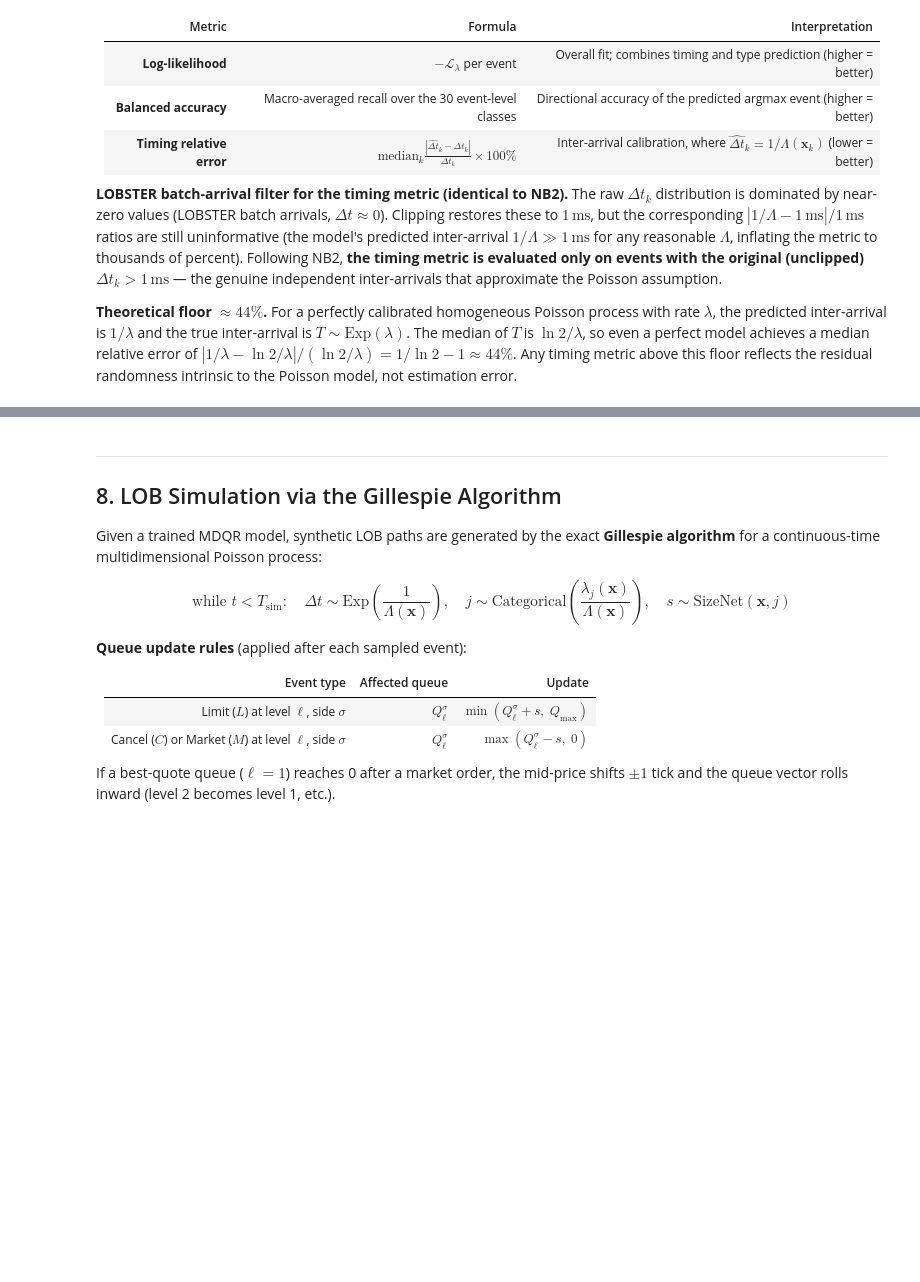
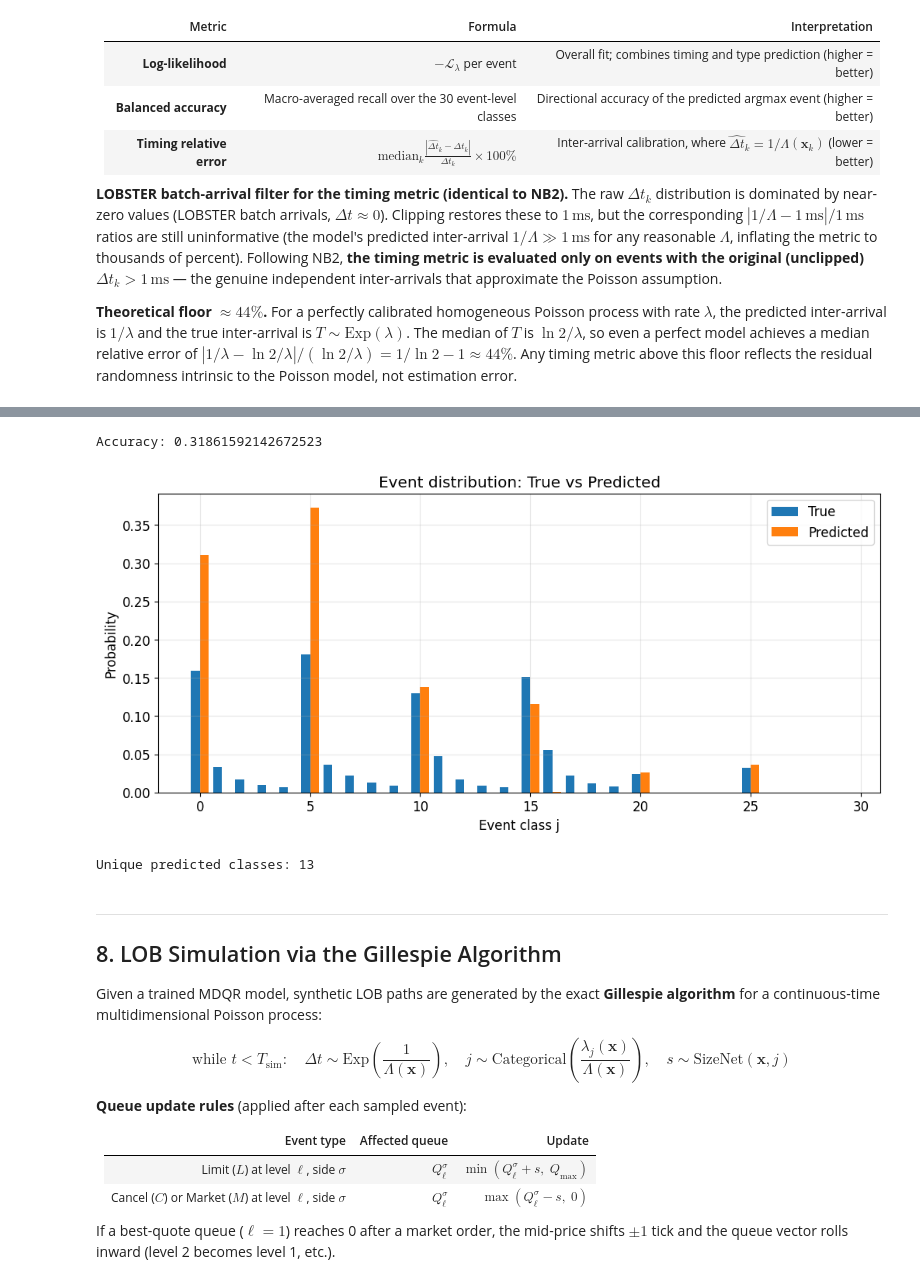
Before and after one commit to archer-paul/DeepQR-Microstructure, a Jupyter notebook: 03_mdqr_model_rebectest.ipynb, the cells around one changed output, grey strips where cells are left out. Saved outputs shown, nothing was run; the diff lists cells and outputs as text; code cells hidden in the pictures; blank space fills up the shorter version.

```diff
--- a/03_mdqr_model_rebectest.ipynb
+++ b/03_mdqr_model_rebectest.ipynb
@@ -1116,0 +1053,17 @@ DIAGNOSTIC — Section 7 (evaluation)
+# %%
+# Helpers
+def to_tensors(ds, device):
+    x_cont = torch.as_tensor(ds["x_cont"], dtype=torch.float32, device=device)
+    x_hour = torch.as_tensor(ds["x_hour"], dtype=torch.long, device=device)
+    x_last = torch.as_tensor(ds["x_last"], dtype=torch.long, device=device)
+    return x_cont, x_hour, x_last
+
+def batched_forward(model, *inputs, batch_size=1024):
+    model.eval()
+    outs = []
+    n = inputs[0].shape[0]
+    with torch.no_grad():
+        for i in range(0, n, batch_size):
+            batch_inputs = [x[i:i+batch_size] for x in inputs]
+            outs.append(model(*batch_inputs).detach().cpu())
+    return torch.cat(outs, dim=0)
@@ -1117,3 +1171,45 @@ DIAGNOSTIC — Section 7 (evaluation)
+# %%
+print("Accuracy:", df_mdqr["correct_event"].mean())
+# %% [output]
+Accuracy: 0.31861592142672523
+# %%
+def plot_event_distribution(mdqr_out, ds, K):
+    pred = mdqr_out["pred_j"]
+    true = np.array(ds["event_j"])
+
+    n_classes = 3 * 2 * K
+
+    # Comptage
+    true_counts = np.bincount(true, minlength=n_classes)
+    pred_counts = np.bincount(pred, minlength=n_classes)
+
+    # Normalisation
+    true_dist = true_counts / true_counts.sum()
+    pred_dist = pred_counts / pred_counts.sum()
+
+    x = np.arange(n_classes)
+
+    plt.figure(figsize=(12,5))
+
+    width = 0.4
+    plt.bar(x - width/2, true_dist, width=width, label="True")
+    plt.bar(x + width/2, pred_dist, width=width, label="Predicted")
+
+    plt.xlabel("Event class j")
+    plt.ylabel("Probability")
+    plt.yscale("linear")
+    plt.title("Event distribution: True vs Predicted")
+    plt.legend()
+
+    plt.show()
+
+plot_event_distribution(mdqr_out, ds_train, K)
+# %% [output]
+[figure, added]
+# %%
+print("Unique predicted classes:", np.unique(mdqr_out["pred_j"]).shape[0])
+# %% [output]
+Unique predicted classes: 13
 # %% [markdown]
 ---
 ## 8. LOB Simulation via the Gillespie Algorithm
```
Also changed, not shown: parts of 13 cells of this notebook, 3 other files.
